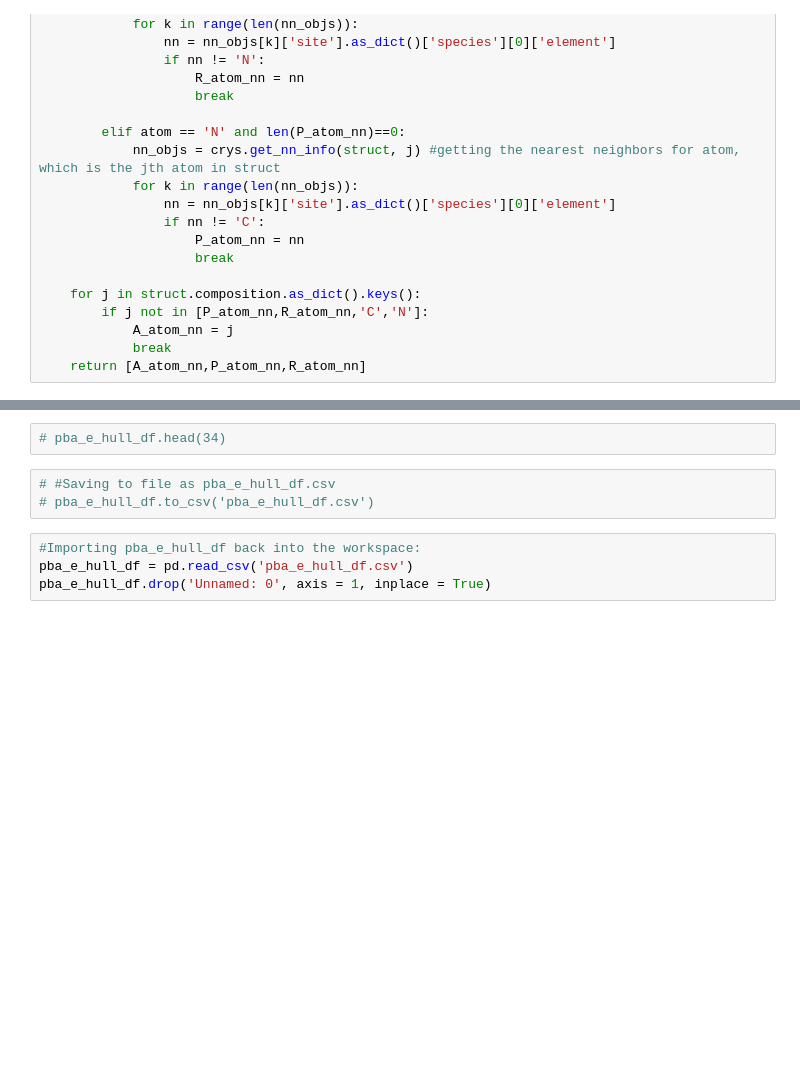
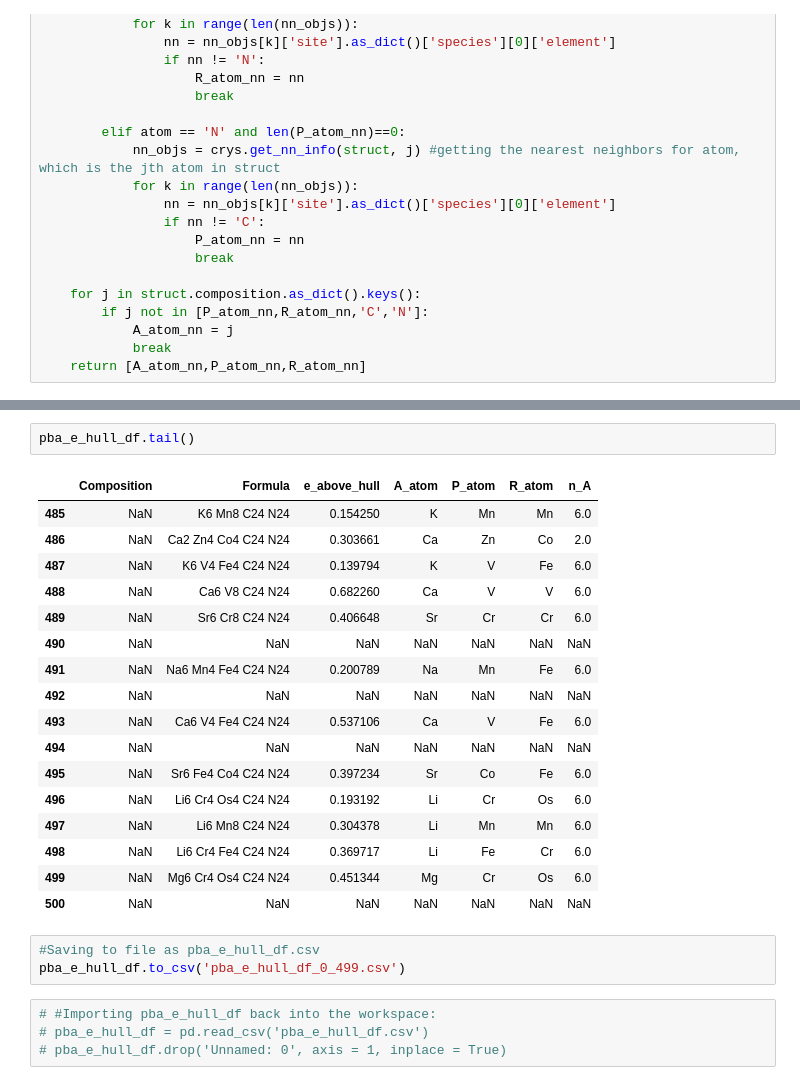
Before and after one commit to ewoodbury/my_pba_analysis, a Jupyter notebook: 02 - Checking NN algorithm & importing new file.ipynb, the cells around one changed output, grey strips where cells are left out. Cells and saved outputs as stored; diff of their text form; blank space fills up the shorter version.

```diff
--- a/02 - Checking NN algorithm & importing new file.ipynb
+++ b/02 - Checking NN algorithm & importing new file.ipynb
@@ -262,12 +300,30 @@ def my_crystal_nn(struct):
-# %%
-# pba_e_hull_df.head(34)
+# %%
+pba_e_hull_df.tail()
+# %% [output]
+|  | Composition | Formula | e_above_hull | A_atom | P_atom | R_atom | n_A |
+| 485 | NaN | K6 Mn8 C24 N24 | 0.154250 | K | Mn | Mn | 6.0 |
+| 486 | NaN | Ca2 Zn4 Co4 C24 N24 | 0.303661 | Ca | Zn | Co | 2.0 |
+| 487 | NaN | K6 V4 Fe4 C24 N24 | 0.139794 | K | V | Fe | 6.0 |
+| 488 | NaN | Ca6 V8 C24 N24 | 0.682260 | Ca | V | V | 6.0 |
+| 489 | NaN | Sr6 Cr8 C24 N24 | 0.406648 | Sr | Cr | Cr | 6.0 |
+| 490 | NaN | NaN | NaN | NaN | NaN | NaN | NaN |
+| 491 | NaN | Na6 Mn4 Fe4 C24 N24 | 0.200789 | Na | Mn | Fe | 6.0 |
+| 492 | NaN | NaN | NaN | NaN | NaN | NaN | NaN |
+| 493 | NaN | Ca6 V4 Fe4 C24 N24 | 0.537106 | Ca | V | Fe | 6.0 |
+| 494 | NaN | NaN | NaN | NaN | NaN | NaN | NaN |
+| 495 | NaN | Sr6 Fe4 Co4 C24 N24 | 0.397234 | Sr | Co | Fe | 6.0 |
+| 496 | NaN | Li6 Cr4 Os4 C24 N24 | 0.193192 | Li | Cr | Os | 6.0 |
+| 497 | NaN | Li6 Mn8 C24 N24 | 0.304378 | Li | Mn | Mn | 6.0 |
+| 498 | NaN | Li6 Cr4 Fe4 C24 N24 | 0.369717 | Li | Fe | Cr | 6.0 |
+| 499 | NaN | Mg6 Cr4 Os4 C24 N24 | 0.451344 | Mg | Cr | Os | 6.0 |
+| 500 | NaN | NaN | NaN | NaN | NaN | NaN | NaN |
 # %%
-# #Saving to file as pba_e_hull_df.csv
-# pba_e_hull_df.to_csv('pba_e_hull_df.csv')
+#Saving to file as pba_e_hull_df.csv
+pba_e_hull_df.to_csv('pba_e_hull_df_0_499.csv')
 # %%
-#Importing pba_e_hull_df back into the workspace:
-pba_e_hull_df = pd.read_csv('pba_e_hull_df.csv')
-pba_e_hull_df.drop('Unnamed: 0', axis = 1, inplace = True)
+# #Importing pba_e_hull_df back into the workspace:
+# pba_e_hull_df = pd.read_csv('pba_e_hull_df.csv')
+# pba_e_hull_df.drop('Unnamed: 0', axis = 1, inplace = True)
 # %%
 pba_e_hull_df.head(20)
 # %% [output]
```
Also changed, not shown: parts of 7 cells of this notebook.
